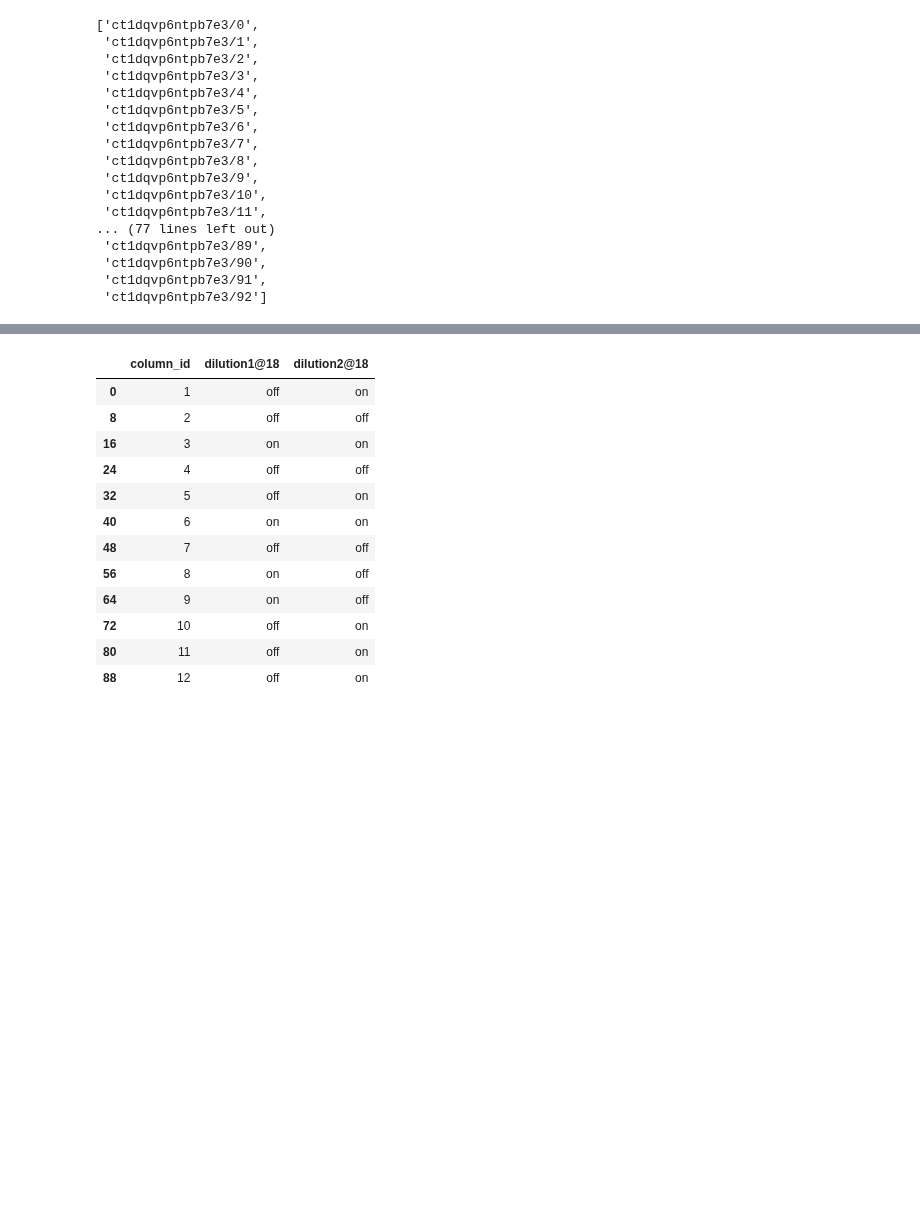
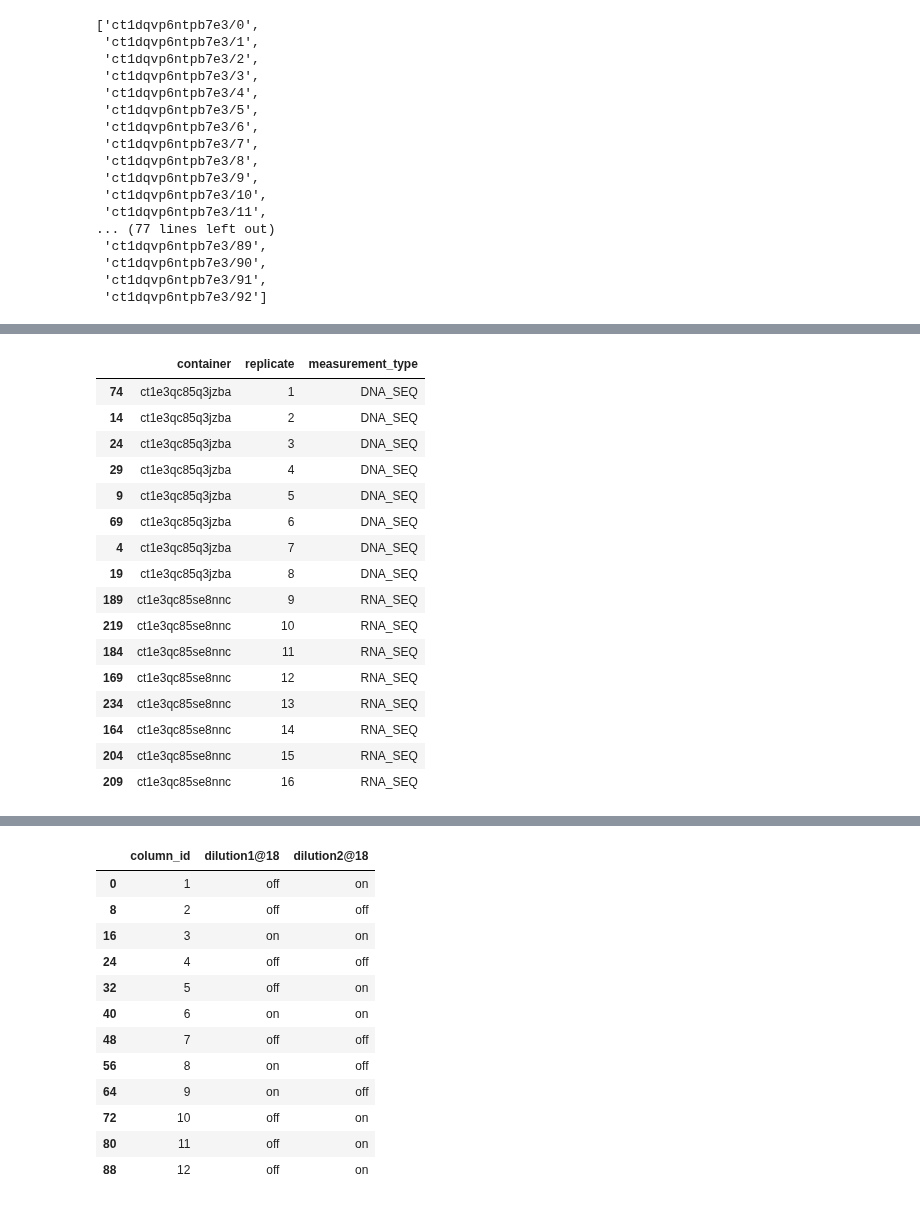
Before and after one commit to SD2E/pysd2cat, a Jupyter notebook: notebooks/scratch.ipynb, the cells around one changed output, grey strips where cells are left out. Cells and saved outputs as stored; diff of their text form; code cells hidden in the pictures; blank space fills up the shorter version.

```diff
--- a/notebooks/scratch.ipynb
+++ b/notebooks/scratch.ipynb
@@ -623,0 +657,21 @@ df
+# %%
+#df.loc[(df.strain=="B. subtilis 168 PmtlA-comKS") & (df.replicate == 1)][[ 'container', 'replicate', 'strain',  'measurement_type', "timepoint"]].drop_duplicates().sort_values(by=['container', 'strain', 'replicate'])
+df.loc[df.measurement_type.str.contains("SEQ")][['container', 'replicate', 'measurement_type']].drop_duplicates().sort_values(by=['replicate'])
+# %% [output]
+|  | container | replicate | measurement_type |
+| 74 | ct1e3qc85q3jzba | 1 | DNA_SEQ |
+| 14 | ct1e3qc85q3jzba | 2 | DNA_SEQ |
+| 24 | ct1e3qc85q3jzba | 3 | DNA_SEQ |
+| 29 | ct1e3qc85q3jzba | 4 | DNA_SEQ |
+| 9 | ct1e3qc85q3jzba | 5 | DNA_SEQ |
+| 69 | ct1e3qc85q3jzba | 6 | DNA_SEQ |
+| 4 | ct1e3qc85q3jzba | 7 | DNA_SEQ |
+| 19 | ct1e3qc85q3jzba | 8 | DNA_SEQ |
+| 189 | ct1e3qc85se8nnc | 9 | RNA_SEQ |
+| 219 | ct1e3qc85se8nnc | 10 | RNA_SEQ |
+| 184 | ct1e3qc85se8nnc | 11 | RNA_SEQ |
+| 169 | ct1e3qc85se8nnc | 12 | RNA_SEQ |
+| 234 | ct1e3qc85se8nnc | 13 | RNA_SEQ |
+| 164 | ct1e3qc85se8nnc | 14 | RNA_SEQ |
+| 204 | ct1e3qc85se8nnc | 15 | RNA_SEQ |
+| 209 | ct1e3qc85se8nnc | 16 | RNA_SEQ |
```
Also changed, not shown: parts of 8 cells of this notebook, 3 other files.
